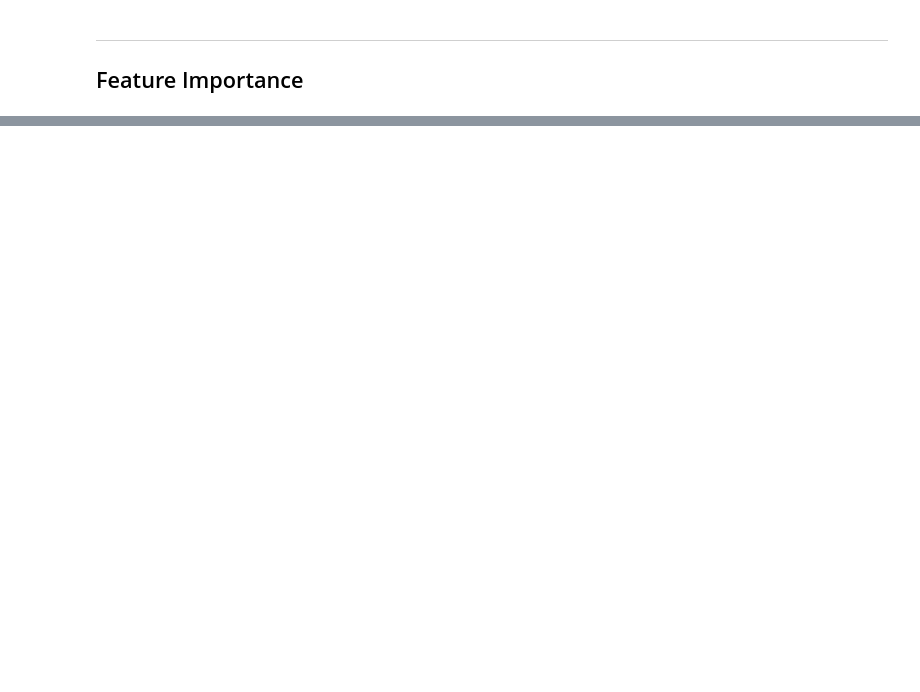
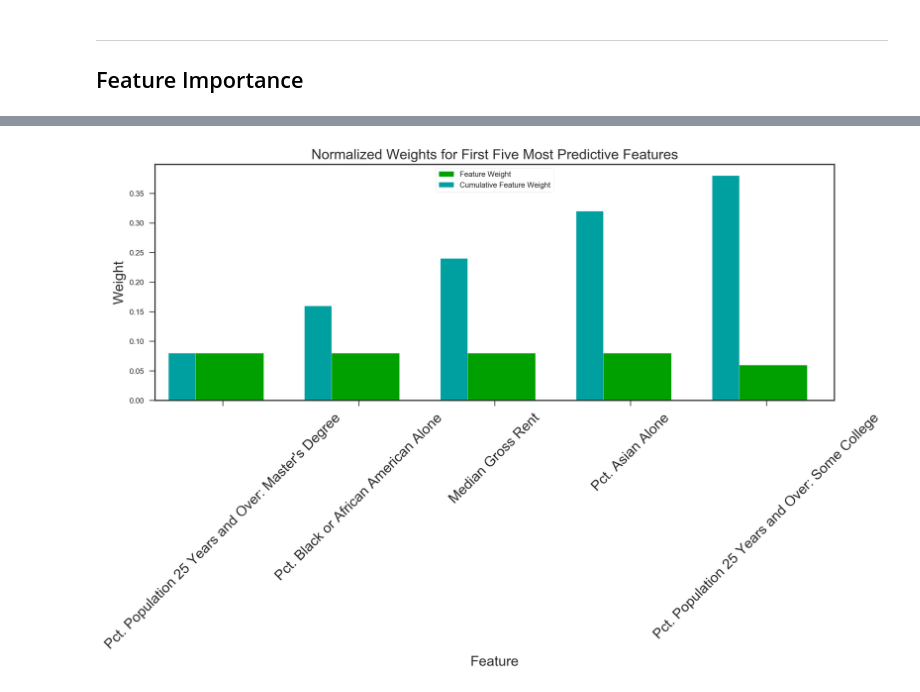
Before and after one commit to lucashu1/education-deserts, a Jupyter notebook: data-exploration.ipynb, the cells around one changed output, grey strips where cells are left out. Cells and saved outputs as stored; diff of their text form; code cells hidden in the pictures; blank space fills up the shorter version.

```diff
--- a/data-exploration.ipynb
+++ b/data-exploration.ipynb
@@ -666,3 +671,7 @@ k_feature_plot(classifiers['rf'].feature_importances_, X_train, y_train)
+# %%
+k_feature_plot(classifiers['ada'].feature_importances_, X_train, y_train)
+# %% [output]
+[figure, added]
 # %%
 from sklearn.feature_selection import RFE
 
```
Also changed, not shown: parts of 17 cells of this notebook, 8 other files.
